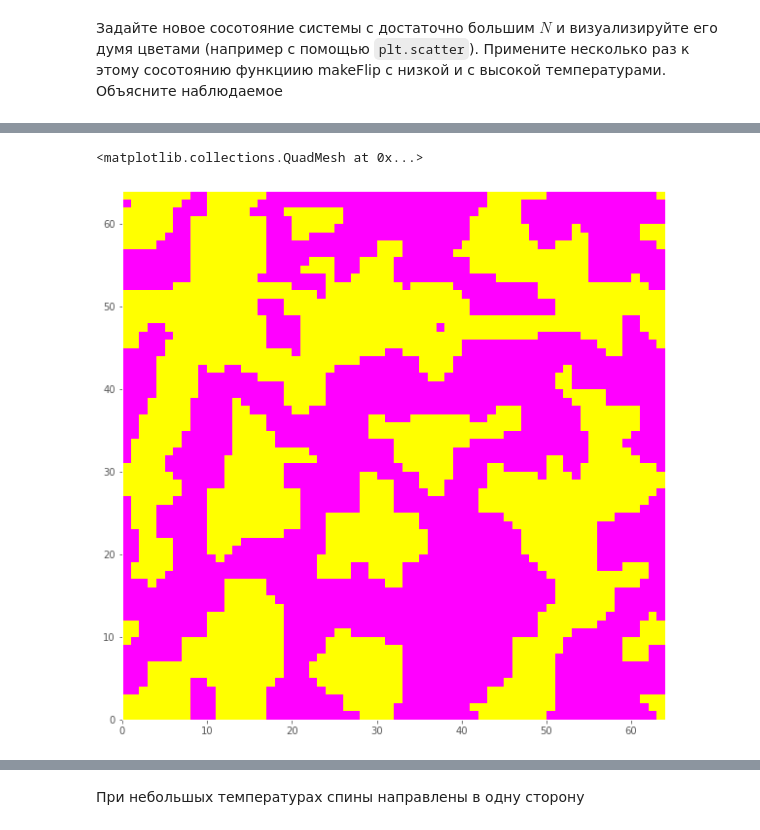
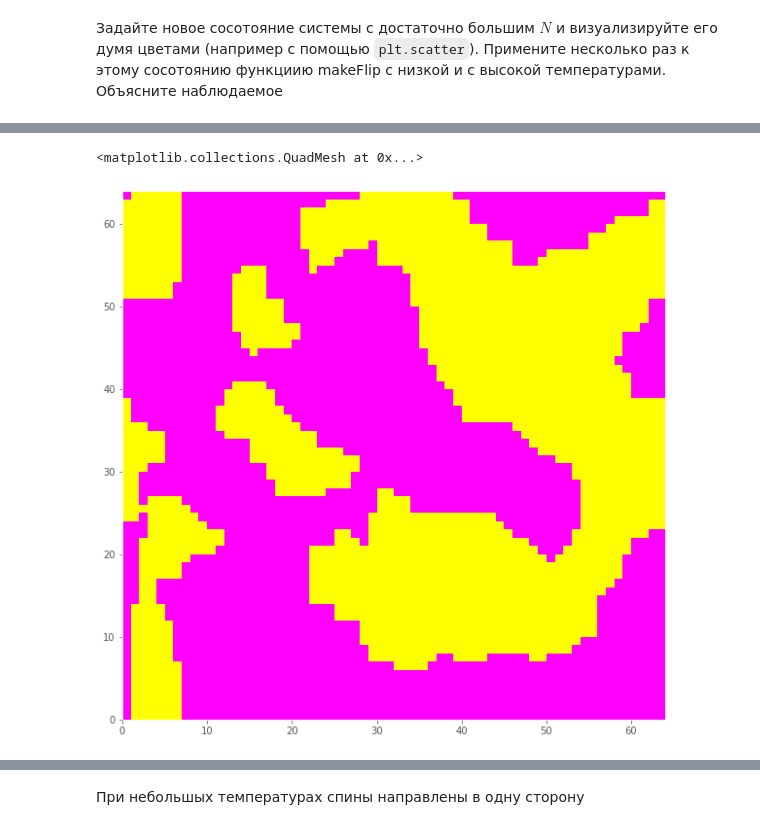
Before and after one commit to ariunaK/213, a Jupyter notebook: Monte-Carlo.ipynb, the cells around one changed output, grey strips where cells are left out. Saved outputs shown, nothing was run; the diff lists cells and outputs as text; code cells hidden in the pictures.

```diff
--- a/Monte-Carlo.ipynb
+++ b/Monte-Carlo.ipynb
@@ -462,15 +462,15 @@ plt.show()
 # %%
 # Write your code here
 N = 64
 state = getInitialState(N)
 plt.figure(figsize=(10, 10))
 
-for i in range(7):
+for i in range(20):
     state1 = makeFlip(0.5, state)
 
 plt.pcolormesh(state1, cmap='spring')
 # %% [output]
 <matplotlib.collections.QuadMesh at 0x...>
-[figure, old version]
+[figure, new version]
 # %%
 plt.figure(figsize=(10, 10))
```
Also changed, not shown: parts of 5 cells of this notebook.
